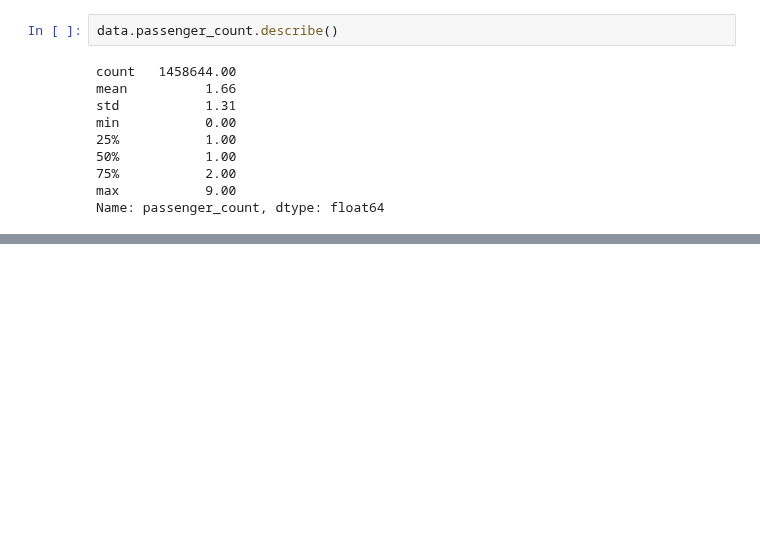
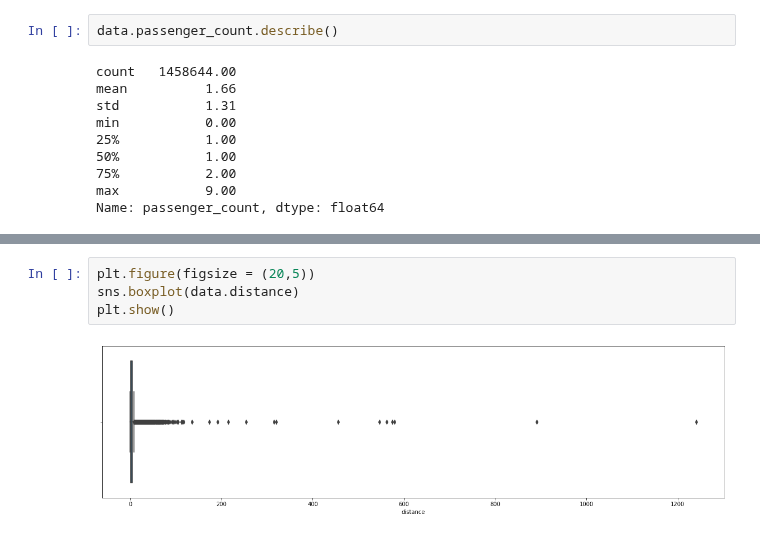
Before and after one commit to harshithgowdakc/NYC-Taxi-Data, a Jupyter notebook: NYC_Taxi_Data.ipynb, the cells around one changed output, grey strips where cells are left out. Cells and saved outputs as stored; diff of their text form; blank space fills up the shorter version.

```diff
--- a/NYC_Taxi_Data.ipynb
+++ b/NYC_Taxi_Data.ipynb
@@ -180,0 +224,6 @@ Name: passenger_count, dtype: float64
+# %%
+plt.figure(figsize = (20,5))
+sns.boxplot(data.distance)
+plt.show()
+# %% [output]
+[figure, added]
```
Also changed, not shown: parts of 104 cells of this notebook.
